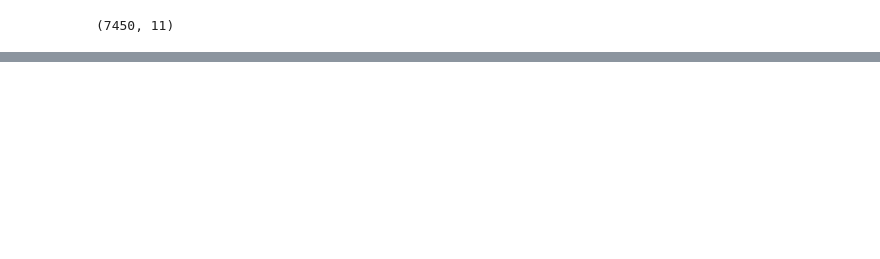
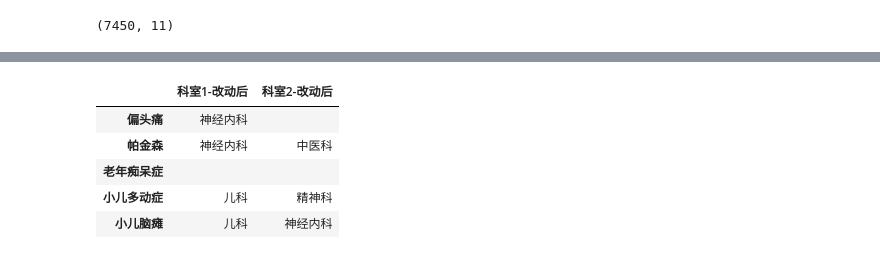
Before and after one commit to mayi140611/crawl, a Jupyter notebook: requestProj/39jiankang/39疾病库整理.ipynb, the cells around one changed output, grey strips where cells are left out. Drawn from its saved outputs; the diff is of its cells as text; code cells hidden in the pictures; blank space fills up the shorter version.

```diff
--- a/requestProj/39jiankang/39疾病库整理.ipynb
+++ b/requestProj/39jiankang/39疾病库整理.ipynb
@@ -105,0 +121,10 @@ for i,n in df['疾病名称'].items():
+# %%
+df1 = df.iloc[:,2:4]
+df1.head()
+# %% [output]
+|  | 科室1-改动后 | 科室2-改动后 |
+| 偏头痛 | 神经内科 |  |
+| 帕金森 | 神经内科 | 中医科 |
+| 老年痴呆症 |  |  |
+| 小儿多动症 | 儿科 | 精神科 |
+| 小儿脑瘫 | 儿科 | 神经内科 |
```
Also changed, not shown: parts of 6 cells of this notebook, 3 other files.
